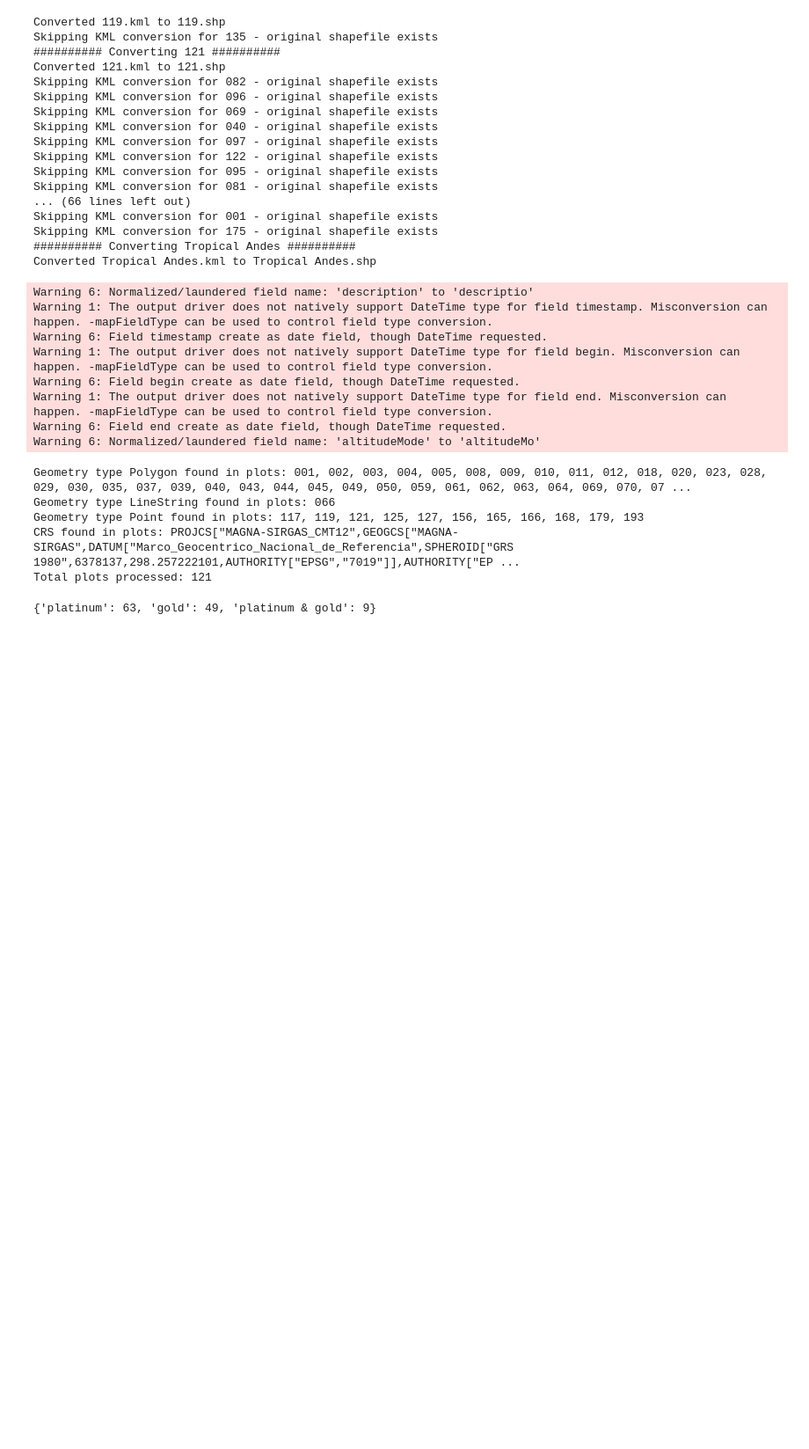
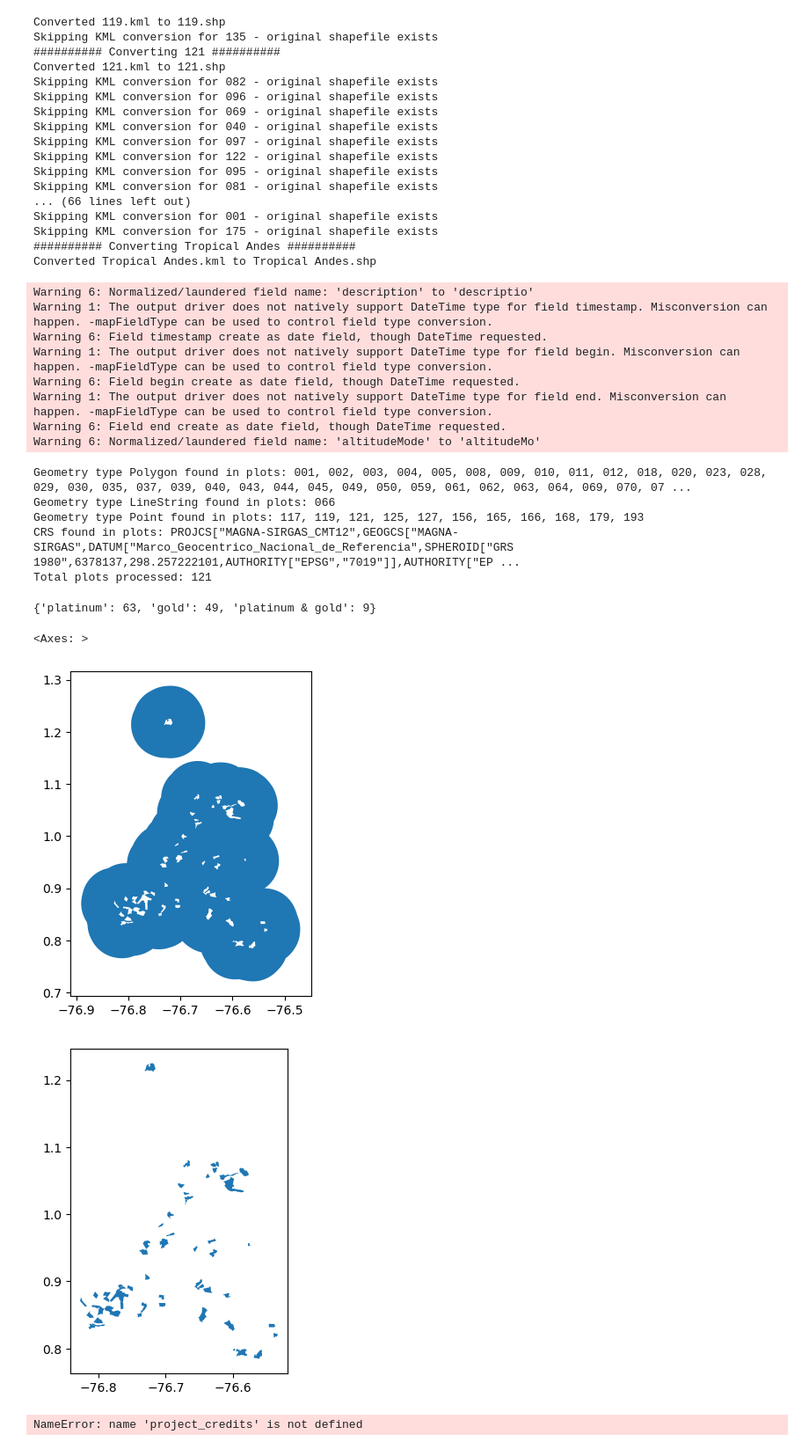
Before and after one commit to savimbo/biocredits-calc, a Jupyter notebook: test_download_metadata.ipynb, the cells around one changed output. Shown at 88% size. Drawn from its saved outputs; the diff is of its cells as text; code cells hidden in the pictures; blank space fills up the shorter version.

```diff
--- a/test_download_metadata.ipynb
+++ b/test_download_metadata.ipynb
@@ -184,6 +184,13 @@ import importlib
 importlib.reload(calc_utils)
 from calc_utils import project_buffer_areas, daily_attibution, monthly_attribution, project_buffer_credits
 pbc_buffer, pbc_union = project_buffer_areas(lands)
+# %%
+pbc_buffer.plot()
+pbc_union.plot()
+# %% [output]
+<Axes: >
+[figure, added]
+[figure, added]
 # %%
 project_credits = project_buffer_credits(pbc_buffer, pbc_union, daily_score, obs_expanded)
 # %%
@@ -191,3 +198,9 @@ from calc_utils import plot_project_credits
 credits_fig, ratio_fig = plot_project_credits(project_credits, 2)
 credits_fig.show()
 ratio_fig.show()
+# %%
+# scatter plot of project_credits union vs buffer
+import plotly.express as px
+px.scatter(project_credits, x='union', y='buffer', color='project_biodiversity')
+# %% [output]
+NameError: name 'project_credits' is not defined
```
